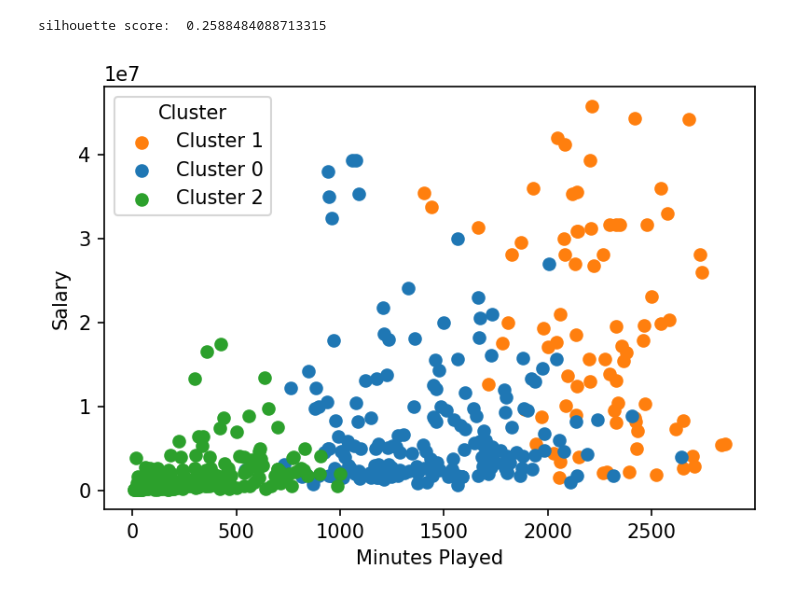
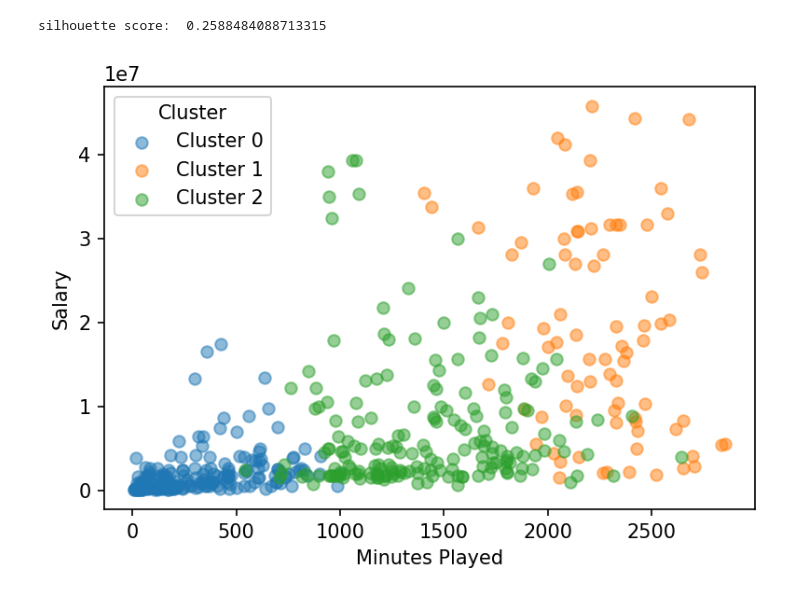
Before and after one commit to zuyouchen/is-327-proj, a Jupyter notebook: notebooks/ml.ipynb, the cells around one changed output. Drawn from its saved outputs; the diff is of its cells as text; code cells hidden in the pictures.

Commit message:
finish clustering

```diff
--- a/notebooks/ml.ipynb
+++ b/notebooks/ml.ipynb
@@ -203,8 +237,8 @@ df = df.dropna().reset_index(drop=True)
 columns = df.columns.to_list()
 
 # This time, we can include "salary" (no label for unsupervised clustering)
-numerical_features = [col for col in columns if is_numeric_dtype(df[col])]
-numerical_features
+numerical_cols = [col for col in columns if is_numeric_dtype(df[col])]
+numerical_cols
 # %% [output]
 ['salary',
  'Season',
@@ -226,7 +260,7 @@ numerical_features
 # %%
 # Scale our data types before clustering
 from sklearn.preprocessing import StandardScaler
-X = df[numerical_features]
+X = df[numerical_cols]
 scaler = StandardScaler()
 X_scaled = scaler.fit_transform(X)
 # %%
@@ -262,21 +296,14 @@ silhouette score:  0.2588484088713315
 # %%
 import matplotlib.pyplot as plt
 
-# plt.figure(dpi=150)
-# plt.scatter(df['Minutes Played'], df['salary'], c=df.cluster, cmap='viridis')
-# plt.xlabel('Minutes Played')
-# plt.ylabel('Salary')
-# cbar = plt.colorbar()
-# cbar.set_label('Cluster')
-
 fig, ax = plt.subplots(dpi=150)
-for cluster in df['cluster'].unique():
+for cluster in sorted(df['cluster'].unique()):
     sub_df = df[df['cluster'] == cluster]
-    ax.scatter(sub_df['Minutes Played'], sub_df['salary'], label=f'Cluster {cluster}', c=f'C{cluster}')
+    ax.scatter(sub_df['Minutes Played'], sub_df['salary'], label=f'Cluster {cluster}', c=f'C{cluster}', alpha=0.5)
 
 ax.set_xlabel('Minutes Played')
 ax.set_ylabel('Salary')
 ax.legend(title='Cluster')
-plt.savefig('../visualizations/clustering-scatter1.png', dpi=300)
+plt.savefig('../visualizations/clustering-salary-mins.png', dpi=300)
 # %% [output]
-[figure, old version]
+[figure, new version]
```
Also changed, not shown: parts of 9 cells of this notebook, 6 other files.
